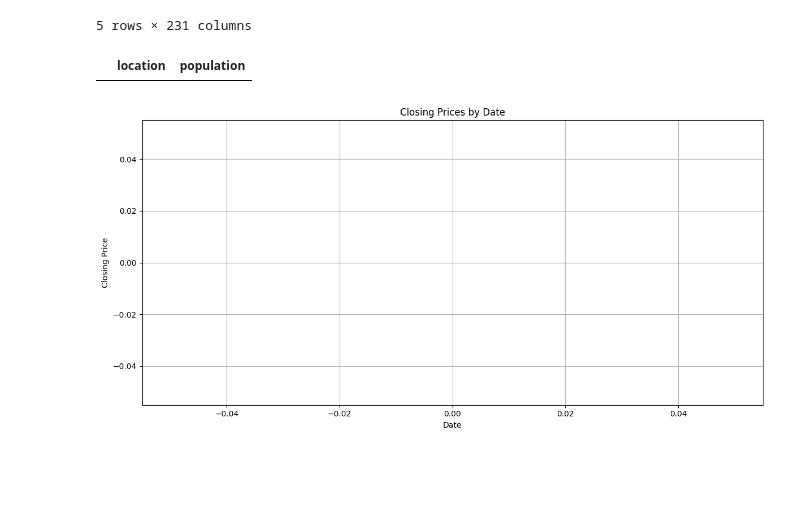
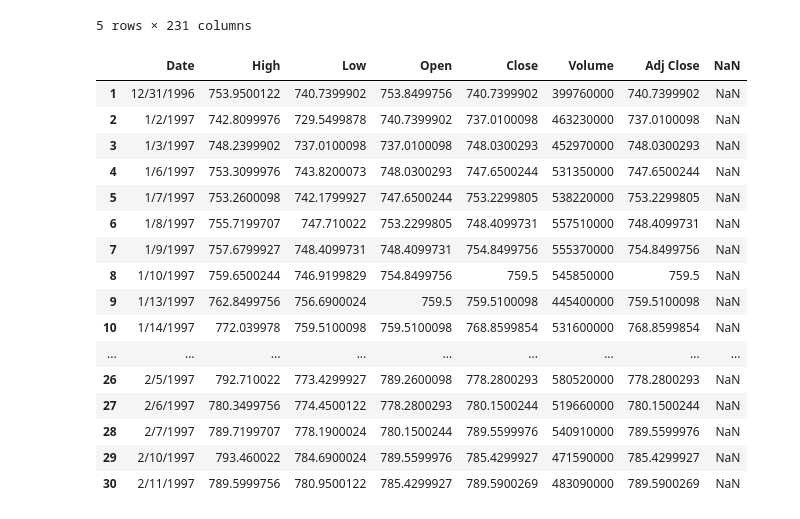
Before and after one commit to datla-ria/Project-1, a Jupyter notebook: project-1.ipynb, the cells around one changed output. Cells and saved outputs as stored; diff of their text form; code cells hidden in the pictures; blank space fills up the shorter version.

```diff
--- a/project-1.ipynb
+++ b/project-1.ipynb
@@ -62,20 +48,21 @@ covid_data_df['date'] = pd.to_datetime(covid_data_df['date'])
-# %%
-#Data Exploration
-#Finding number of covid cases by country
-
-cases_by_country = covid_data_df.groupby('location')[['population']].sum().reset_index()
-cases_by_country.head()
-# %% [output]
-|  | location | population |
-# %%
-# Plotting time series of a specific index (e.g., S&P 500)
-plt.figure(figsize=(12, 6))
-plt.plot(indices_data_df[indices_data_df['Date']], indices_data_df['Close'], marker='o', linestyle='-')
-plt.title('Closing Prices by Date')
-plt.xlabel('Date')
-plt.ylabel('Closing Price')
-plt.grid(True)
-plt.tight_layout()
-plt.show()
-# %% [output]
-[figure, removed]
+# %%
+snp_df = indices_data_df.iloc[:, :8]
+snp_df.head(30)
+# %% [output]
+|  | Date | High | Low | Open | Close | Volume | Adj Close | NaN |
+| 1 | 12/31/1996 | 753.9500122 | 740.7399902 | 753.8499756 | 740.7399902 | 399760000 | 740.7399902 | NaN |
+| 2 | 1/2/1997 | 742.8099976 | 729.5499878 | 740.7399902 | 737.0100098 | 463230000 | 737.0100098 | NaN |
+| 3 | 1/3/1997 | 748.2399902 | 737.0100098 | 737.0100098 | 748.0300293 | 452970000 | 748.0300293 | NaN |
+| 4 | 1/6/1997 | 753.3099976 | 743.8200073 | 748.0300293 | 747.6500244 | 531350000 | 747.6500244 | NaN |
+| 5 | 1/7/1997 | 753.2600098 | 742.1799927 | 747.6500244 | 753.2299805 | 538220000 | 753.2299805 | NaN |
+| 6 | 1/8/1997 | 755.7199707 | 747.710022 | 753.2299805 | 748.4099731 | 557510000 | 748.4099731 | NaN |
+| 7 | 1/9/1997 | 757.6799927 | 748.4099731 | 748.4099731 | 754.8499756 | 555370000 | 754.8499756 | NaN |
+| 8 | 1/10/1997 | 759.6500244 | 746.9199829 | 754.8499756 | 759.5 | 545850000 | 759.5 | NaN |
+| 9 | 1/13/1997 | 762.8499756 | 756.6900024 | 759.5 | 759.5100098 | 445400000 | 759.5100098 | NaN |
+| 10 | 1/14/1997 | 772.039978 | 759.5100098 | 759.5100098 | 768.8599854 | 531600000 | 768.8599854 | NaN |
+| ... | ... | ... | ... | ... | ... | ... | ... | ... |
+| 26 | 2/5/1997 | 792.710022 | 773.4299927 | 789.2600098 | 778.2800293 | 580520000 | 778.2800293 | NaN |
+| 27 | 2/6/1997 | 780.3499756 | 774.4500122 | 778.2800293 | 780.1500244 | 519660000 | 780.1500244 | NaN |
+| 28 | 2/7/1997 | 789.7199707 | 778.1900024 | 780.1500244 | 789.5599976 | 540910000 | 789.5599976 | NaN |
+| 29 | 2/10/1997 | 793.460022 | 784.6900024 | 789.5599976 | 785.4299927 | 471590000 | 785.4299927 | NaN |
+| 30 | 2/11/1997 | 789.5999756 | 780.9500122 | 785.4299927 | 789.5900269 | 483090000 | 789.5900269 | NaN |
```
Also changed, not shown: parts of 2 cells of this notebook.
